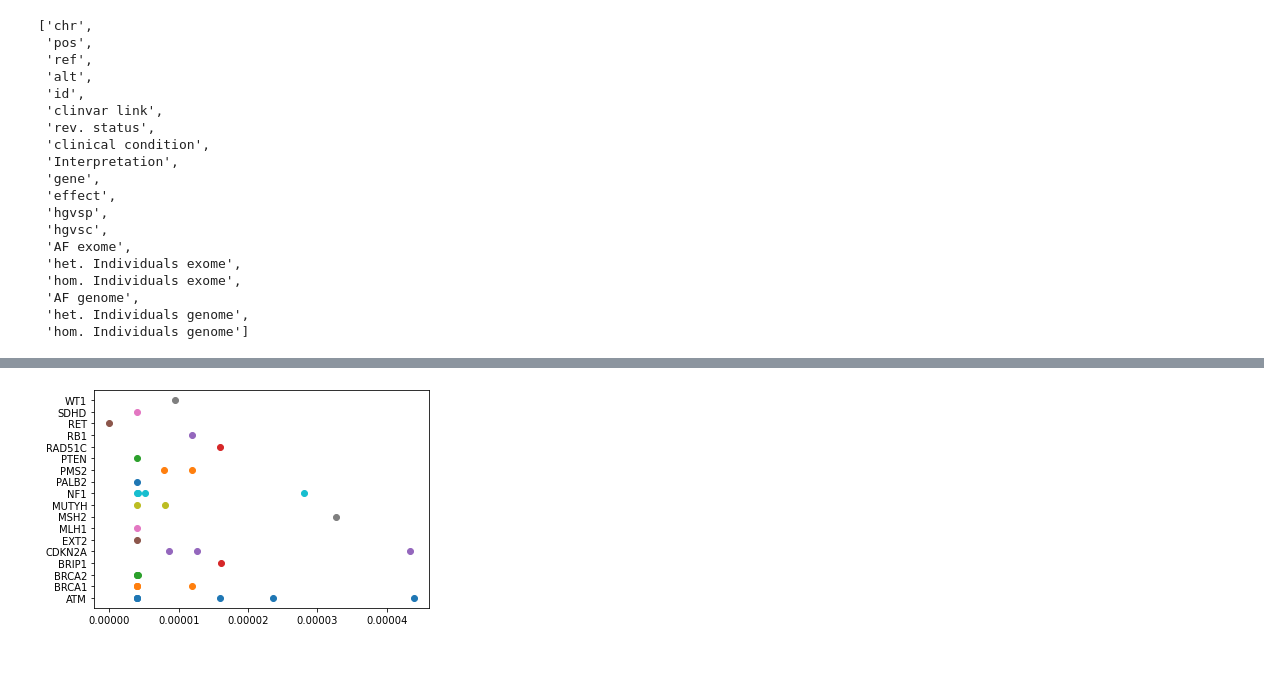
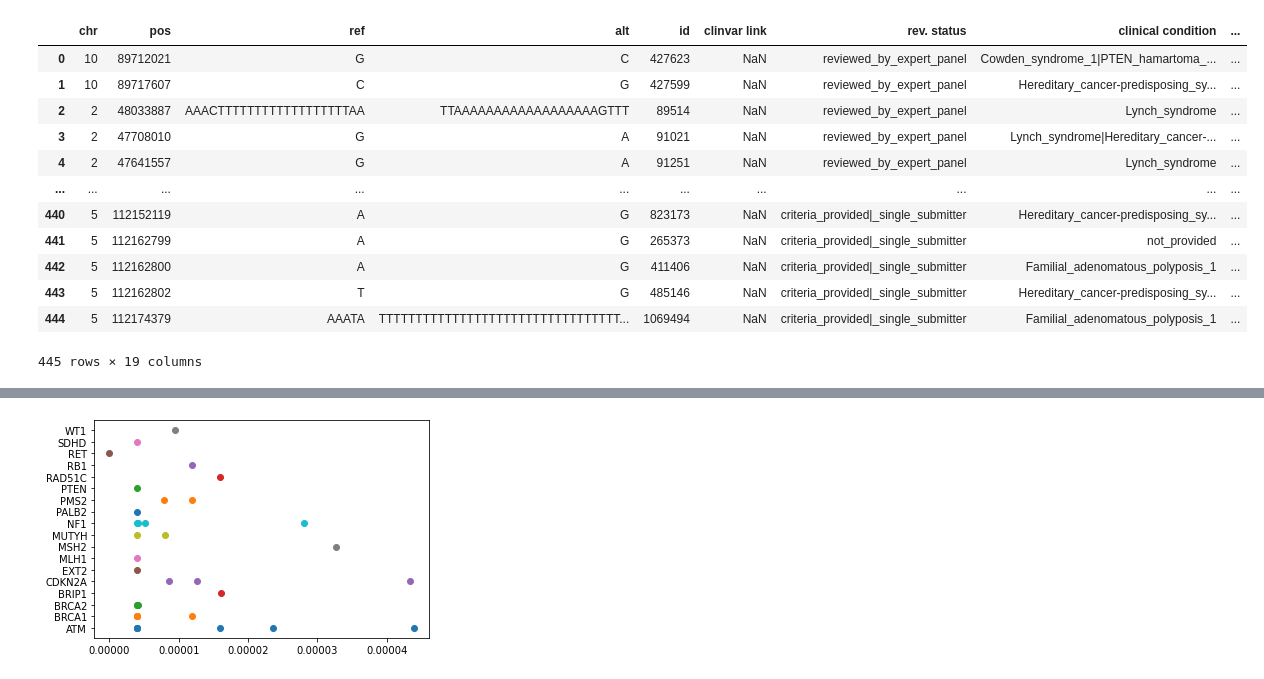
Before and after one commit to StephanHolgerD/BinderTest, a Jupyter notebook: 01/Untitled.ipynb, the cells around one changed output, grey strips where cells are left out. Cells and saved outputs as stored; diff of their text form; code cells hidden in the pictures.

```diff
--- a/01/Untitled.ipynb
+++ b/01/Untitled.ipynb
@@ -5,27 +26,21 @@ import matplotlib.ticker as mtick
 import matplotlib.pyplot as plt
 # %%
 df=pd.read_excel('../DEV/ClinVar_VEPanno_filterNonCoding_08_12_2021.xlsx')
-# %%
-list(df)
-# %% [output]
-['chr',
- 'pos',
- 'ref',
- 'alt',
- 'id',
- 'clinvar link',
- 'rev. status',
- 'clinical condition',
- 'Interpretation',
- 'gene',
- 'effect',
- 'hgvsp',
- 'hgvsc',
- 'AF exome',
- 'het. Individuals exome',
- 'hom. Individuals exome',
- 'AF genome',
- 'het. Individuals genome',
- 'hom. Individuals genome']
+# %%
+df
+# %% [output]
+|  | chr | pos | ref | alt | id | clinvar link | rev. status | clinical condition | ... |
+| 0 | 10 | 89712021 | G | C | 427623 | NaN | reviewed_by_expert_panel | Cowden_syndrome_1|PTEN_hamartoma_... | ... |
+| 1 | 10 | 89717607 | C | G | 427599 | NaN | reviewed_by_expert_panel | Hereditary_cancer-predisposing_sy... | ... |
+| 2 | 2 | 48033887 | AAACTTTTTTTTTTTTTTTTTTAA | TTAAAAAAAAAAAAAAAAAAGTTT | 89514 | NaN | reviewed_by_expert_panel | Lynch_syndrome | ... |
+| 3 | 2 | 47708010 | G | A | 91021 | NaN | reviewed_by_expert_panel | Lynch_syndrome|Hereditary_cancer-... | ... |
+| 4 | 2 | 47641557 | G | A | 91251 | NaN | reviewed_by_expert_panel | Lynch_syndrome | ... |
+| ... | ... | ... | ... | ... | ... | ... | ... | ... | ... |
+| 440 | 5 | 112152119 | A | G | 823173 | NaN | criteria_provided|_single_submitter | Hereditary_cancer-predisposing_sy... | ... |
+| 441 | 5 | 112162799 | A | G | 265373 | NaN | criteria_provided|_single_submitter | not_provided | ... |
+| 442 | 5 | 112162800 | A | G | 411406 | NaN | criteria_provided|_single_submitter | Familial_adenomatous_polyposis_1 | ... |
+| 443 | 5 | 112162802 | T | G | 485146 | NaN | criteria_provided|_single_submitter | Hereditary_cancer-predisposing_sy... | ... |
+| 444 | 5 | 112174379 | AAATA | TTTTTTTTTTTTTTTTTTTTTTTTTTTTTTTTT... | 1069494 | NaN | criteria_provided|_single_submitter | Familial_adenomatous_polyposis_1 | ... |
+445 rows × 19 columns
 # %%
 df_filter=df[~df['AF exome'].isna()]
```
Also changed, not shown: parts of 13 cells of this notebook.
